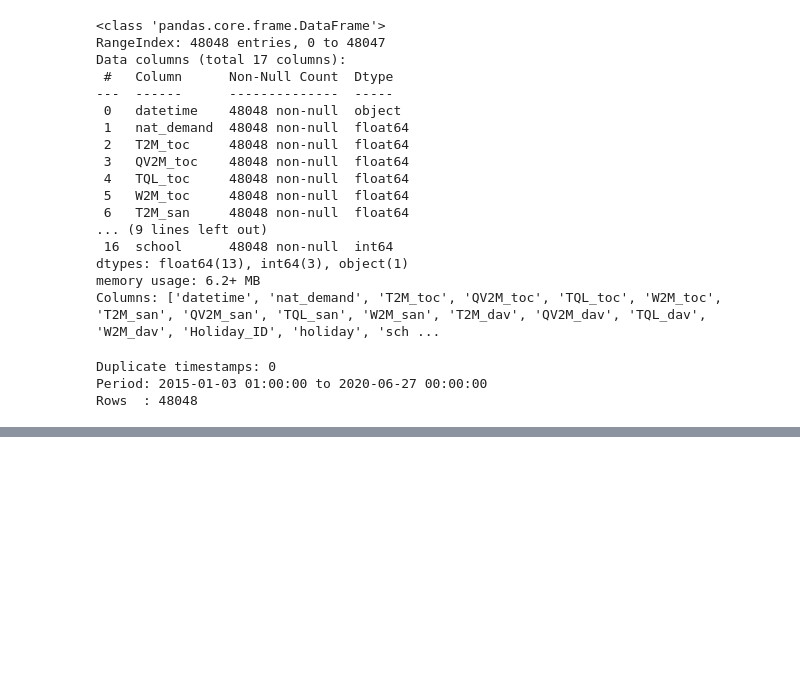
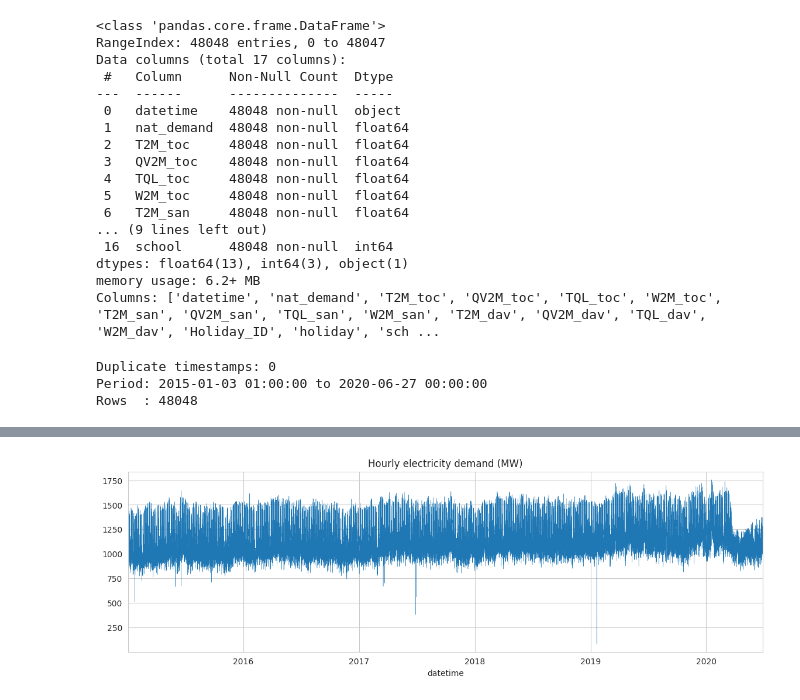
Before and after one commit to Handdyy11/Electricity_load_forecasting, a Jupyter notebook: Electricity_forcasting.ipynb, the cells around one changed output, grey strips where cells are left out. Cells and saved outputs as stored; diff of their text form; code cells hidden in the pictures; blank space fills up the shorter version.

```diff
--- a/Electricity_forcasting.ipynb
+++ b/Electricity_forcasting.ipynb
@@ -59,0 +83,5 @@ Rows  : 48048
+# %%
+# The data has no missing values, no duplicates and no missing hours, so no filling is needed.
+TARGET = "nat_demand"                                    # electricity load in MW (variable to forecast)
+flag_cols = ["Holiday_ID", "holiday", "school"]          # calendar flags
+weather_cols = [c for c in df.columns if c not in flag_cols + ["datetime", TARGET]]   # 12 weather variables
@@ -59,0 +130,11 @@ Rows  : 48048
+# %%
+df["hour"] = df["datetime"].dt.hour
+df["dayofweek"] = df["datetime"].dt.dayofweek                      # 0 = Monday ... 6 = Sunday
+df["month"] = df["datetime"].dt.month
+df["is_weekend"] = (df["dayofweek"] >= 5).astype(int)              # 1 = Saturday/Sunday
+df["season"] = np.where(df["month"].isin([1, 2, 3, 4]), "dry", "wet")   # Panama: dry Jan-Apr, wet May-Dec
+# %%
+df.plot(x="datetime", y=TARGET, linewidth=0.3, figsize=(14, 4), legend=False, title="Hourly electricity demand (MW)")
+plt.show()
+# %% [output]
+[figure, added]
```
Also changed, not shown: parts of 13 cells of this notebook.
